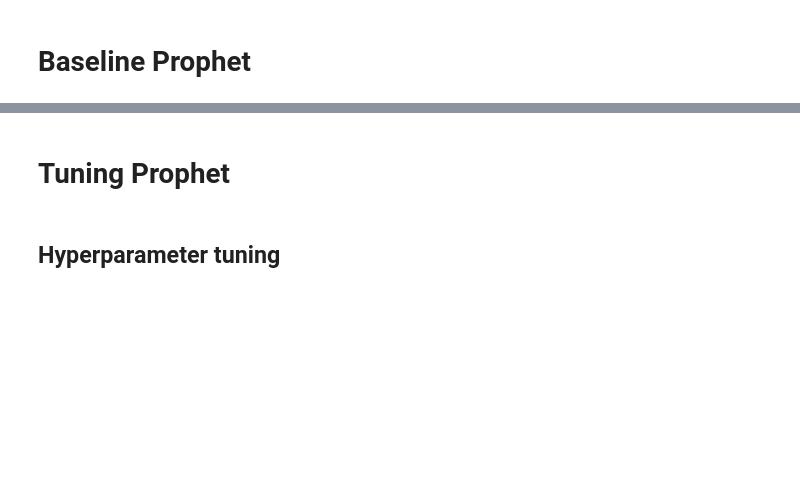
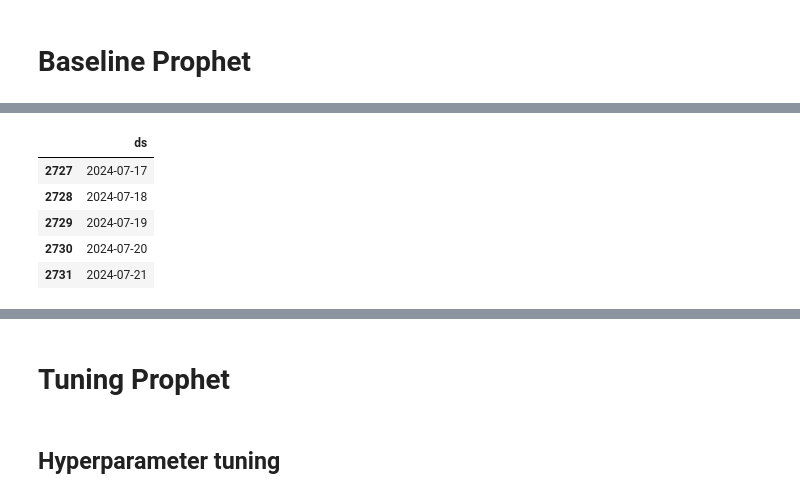
Before and after one commit to myxa95/01_Prediction_of_the_key_rate_in_the_Russian_Federation, a Jupyter notebook: notebooks/Baseline_Tuning.ipynb, the cells around one changed output, grey strips where cells are left out. Cells and saved outputs as stored; diff of their text form; code cells hidden in the pictures; blank space fills up the shorter version.

```diff
--- a/notebooks/Baseline_Tuning.ipynb
+++ b/notebooks/Baseline_Tuning.ipynb
@@ -41,0 +50,10 @@ df_test['ds'] = pd.to_datetime(df_test['ds'], format='%Y-%m-%d', dayfirst=True)
+# %%
+future = prophet_baseline.make_future_dataframe(periods=90)
+future.tail()
+# %% [output]
+|  | ds |
+| 2727 | 2024-07-17 |
+| 2728 | 2024-07-18 |
+| 2729 | 2024-07-19 |
+| 2730 | 2024-07-20 |
+| 2731 | 2024-07-21 |
```
Also changed, not shown: parts of 10 cells of this notebook, 5 other files.
